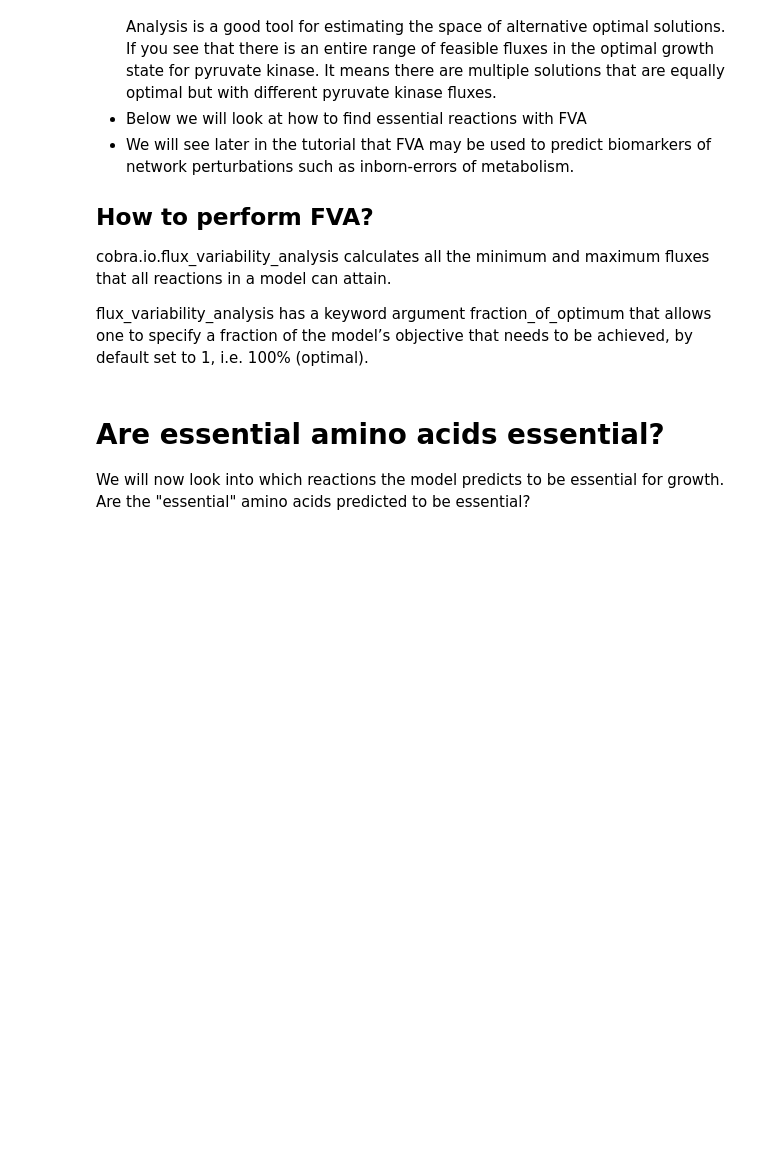
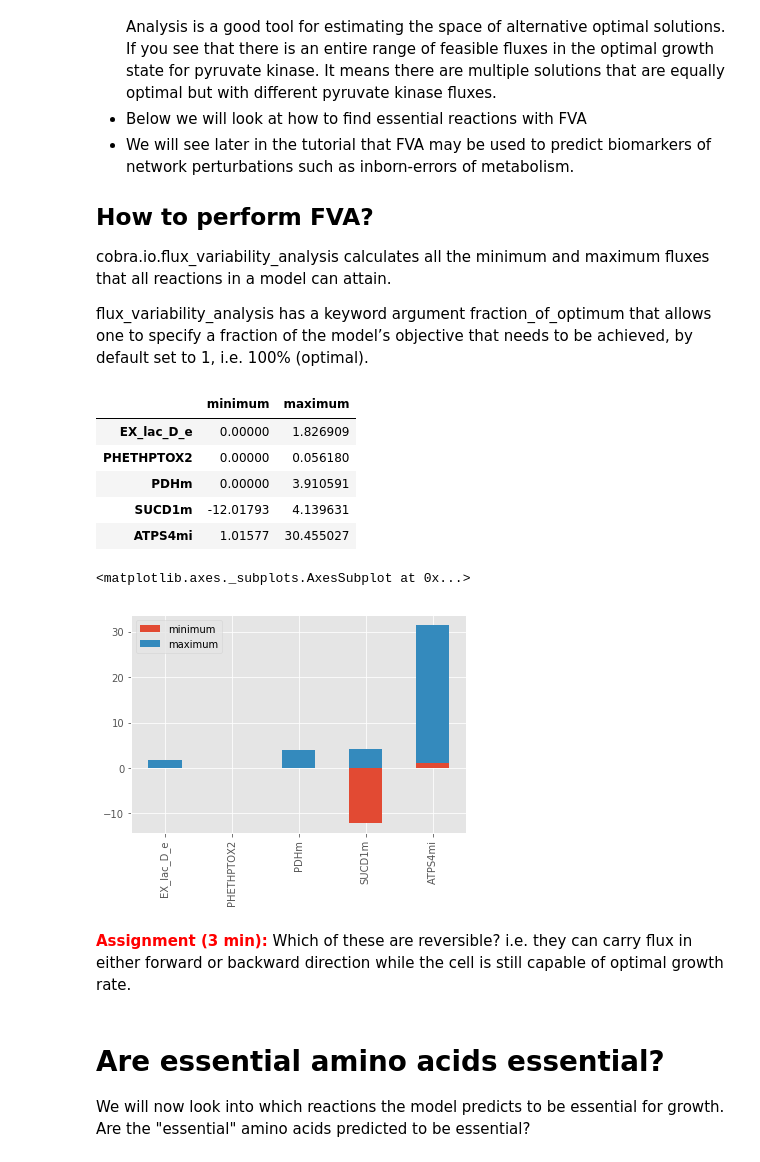
Before and after one commit to ThierryMondeel/Systems_Biology_FBA_tutorial, a Jupyter notebook: FBA_tutorials/2_introduction_to_FBA_FVA_RECON2.ipynb, the cells around one changed output. Cells and saved outputs as stored; diff of their text form; code cells hidden in the pictures; blank space fills up the shorter version.

```diff
--- a/FBA_tutorials/2_introduction_to_FBA_FVA_RECON2.ipynb
+++ b/FBA_tutorials/2_introduction_to_FBA_FVA_RECON2.ipynb
@@ -379,13 +618,27 @@ flux_variability_analysis has a keyword argument fraction_of_optimum that allows
 # %%
 model = M.copy()
 
 # a short list of reactions to calculate to reduce computational time. Feel free to adjust the list
-interesting_reactions = ['EX_bhb_e','EX_acac_e','EX_urea_e','PHETHPTOX2','PYK','SUCD1m','ATPS4m',]
+# the reactions are: lactate uptake/production, phenylalanine hydroxylase
+# (which has an isoenzyme that performs a similar reaction), Pyruvate dehydrogenase, Succinate dehydrogenase
+# and ATPase
+interesting_reactions = ['EX_lac_D_e','PHETHPTOX2','PDHm','SUCD1m','ATPS4mi',]
 
 result = cobra.flux_analysis.flux_variability_analysis(model,reaction_list=interesting_reactions)
 result[['minimum','maximum']]
 
 result.plot.bar(stacked=True)
+# %% [output]
+|  | minimum | maximum |
+| EX_lac_D_e | 0.00000 | 1.826909 |
+| PHETHPTOX2 | 0.00000 | 0.056180 |
+| PDHm | 0.00000 | 3.910591 |
+| SUCD1m | -12.01793 | 4.139631 |
+| ATPS4mi | 1.01577 | 30.455027 |
+<matplotlib.axes._subplots.AxesSubplot at 0x...>
+[figure, added]
+# %% [markdown]
+<span style="color:red">**Assignment (3 min):**</span> Which of these are reversible? i.e. they can carry flux in either forward or backward direction while the cell is still capable of optimal growth rate.
 # %% [markdown]
 # Are essential amino acids essential?
 We will now look into which reactions the model predicts to be essential for growth. Are the "essential" amino acids predicted to be essential?
```
Also changed, not shown: parts of 32 cells of this notebook.
